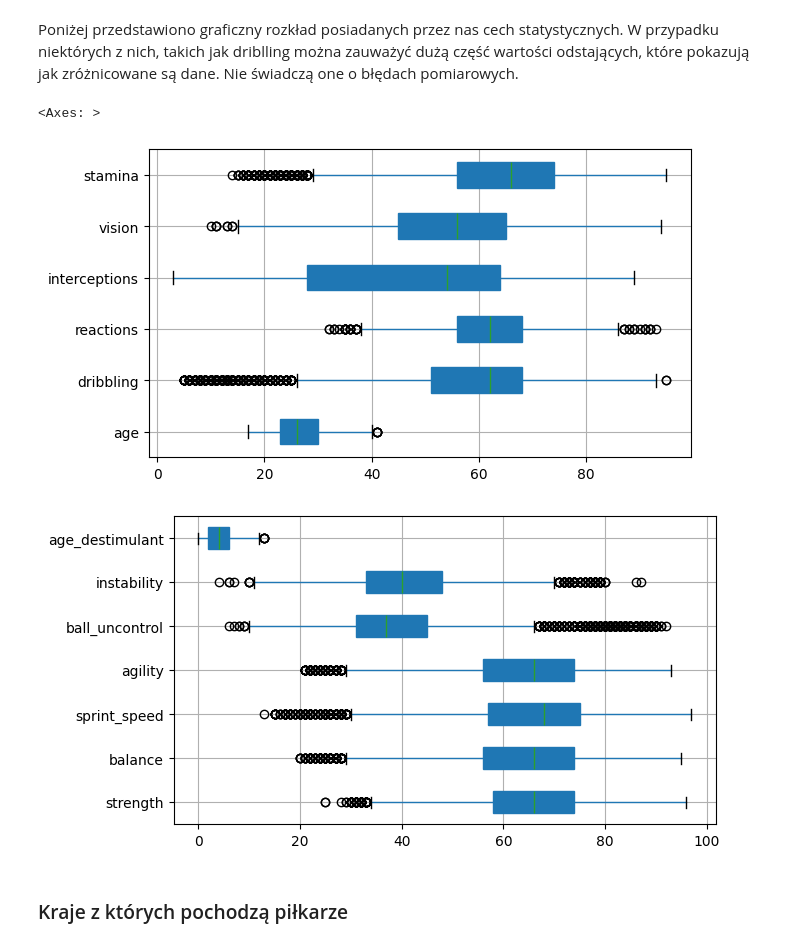
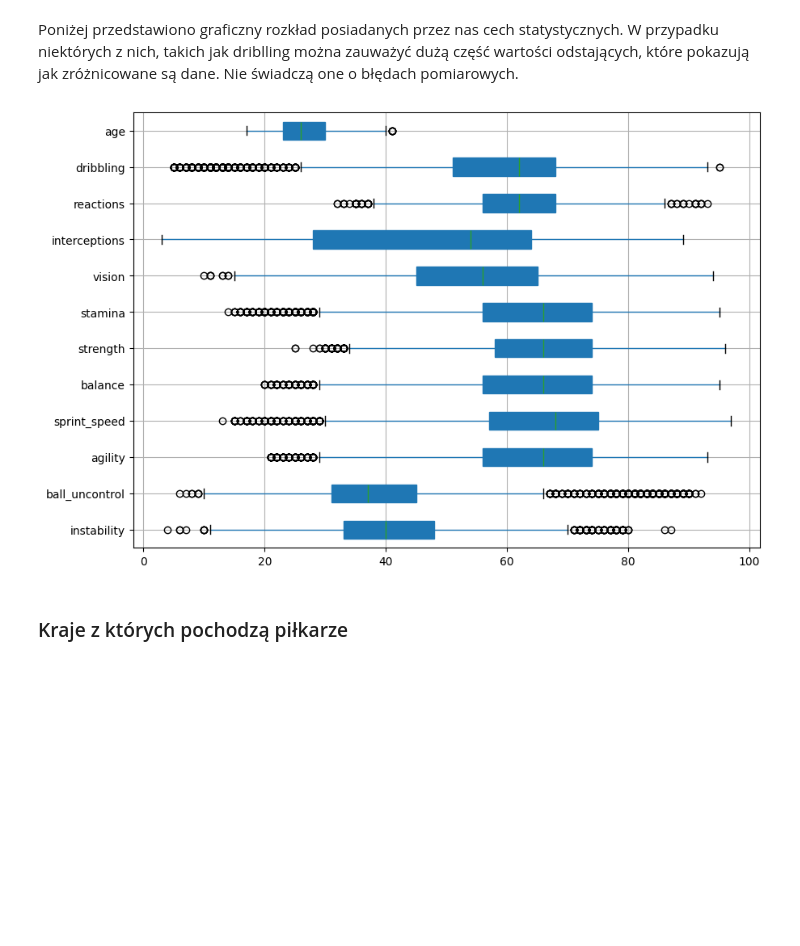
Before and after one commit to izabelakolodziejska/Fifa_players_analysis, a Jupyter notebook: fifa_analysys.ipynb, the cells around one changed output. Cells and saved outputs as stored; diff of their text form; code cells hidden in the pictures; blank space fills up the shorter version.

Commit message:
Changed the view of boxplots

```diff
--- a/fifa_analysys.ipynb
+++ b/fifa_analysys.ipynb
@@ -106,14 +106,11 @@ values.head(9)
 Poniżej przedstawiono graficzny rozkład posiadanych przez nas cech statystycznych. W przypadku niektórych z nich, takich jak driblling można zauważyć dużą część wartości odstających, które pokazują jak zróżnicowane są dane. Nie świadczą one o błędach pomiarowych.
 # %%
 df = pd.DataFrame(data)
-plt.figure(figsize=(7, 4))
-df.boxplot(["age", "dribbling", "reactions", "interceptions", "vision", "stamina"], patch_artist=True, vert= False)
-plt.figure(figsize=(7, 4))
-df.boxplot(["strength", "balance", "sprint_speed", "agility", "ball_uncontrol", "instability", "age_destimulant"], patch_artist=True, vert= False)
+plt.figure(figsize=(10, 7))
+df.boxplot(["age", "dribbling", "reactions", "interceptions", "vision", "stamina", "strength", "balance", "sprint_speed", "agility", "ball_uncontrol", "instability"][::-1], patch_artist=True, vert= False)
+plt.show()
 # %% [output]
-<Axes: >
-[figure, old version]
+[figure, new version]
-[figure, removed]
 # %% [markdown]
 ### Kraje z których pochodzą piłkarze
 # %% [markdown]
```
Also changed, not shown: parts of 15 cells of this notebook.
